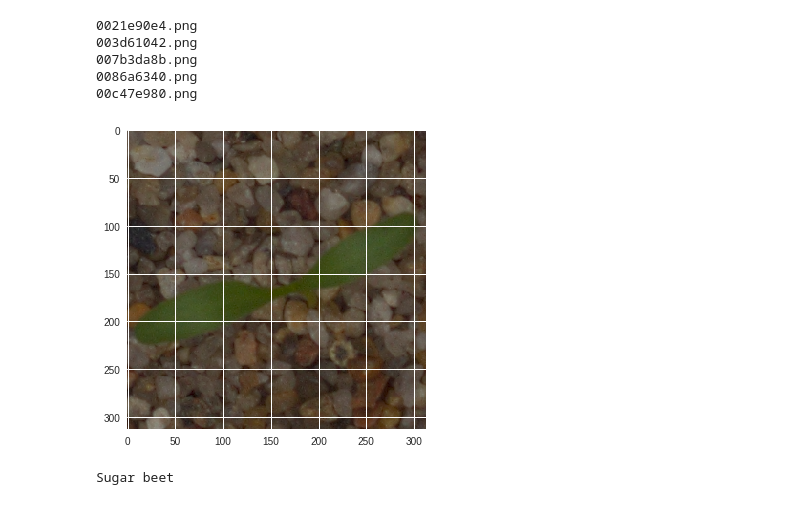
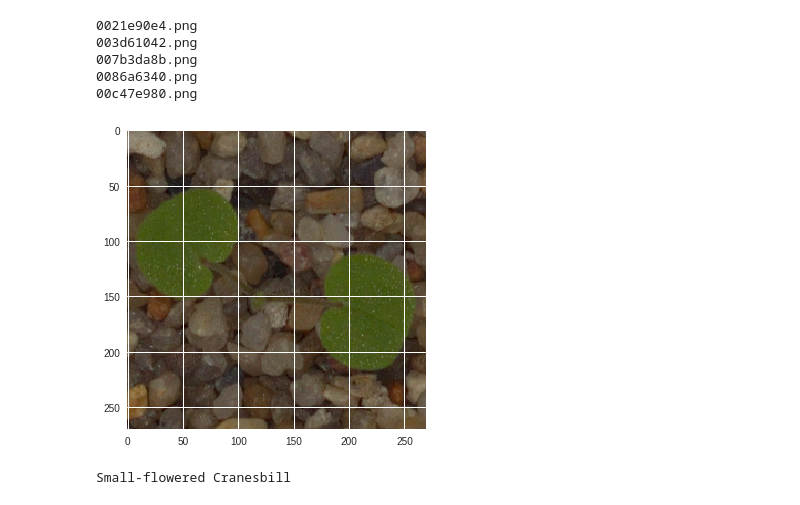
Before and after one commit to deekshithaddela/Seedlings-Species-Classification, a Jupyter notebook: classifier.ipynb, the cells around one changed output. Cells and saved outputs as stored; diff of their text form; code cells hidden in the pictures.

```diff
--- a/classifier.ipynb
+++ b/classifier.ipynb
@@ -242,28 +250,28 @@ ls data/test | head -5
 # %%
 import matplotlib.pyplot as plt
 import matplotlib.image as mpimg
-path = 'data/test/00c47e980.png'
+path = 'data/test/0021e90e4.png'
 img=mpimg.imread(path)
 imgplot = plt.imshow(img)
 plt.show()
 test_img=[]
 temp_img=image.load_img(path,target_size=(128,128))
 temp_img=image.img_to_array(temp_img)
 test_img.append(temp_img)
 test_img=np.array(test_img)
 test_img=preprocess_input(test_img)
 test_labels=[]
 pred=model.predict(test_img)
 for i in range(len(test_img)):
     max_score =0
     lab=-1
     for j in range(12):
         if pred[i][j]>max_score:
             max_score=pred[i][j]
             lab=j
     test_labels.append(num2label[lab])
 d = {'file': test_all, 'species': test_labels}
 print(test_labels[0])
 # %% [output]
-[figure, old version]
+[figure, new version]
-Sugar beet
+Small-flowered Cranesbill
```
Also changed, not shown: parts of 11 cells of this notebook.
